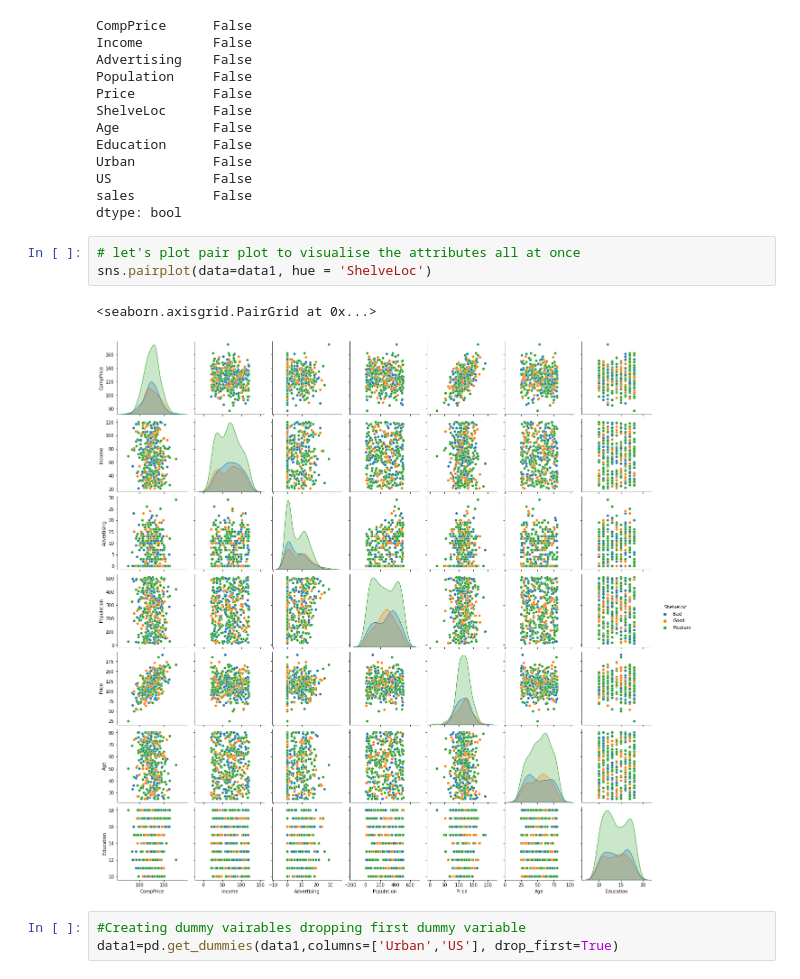
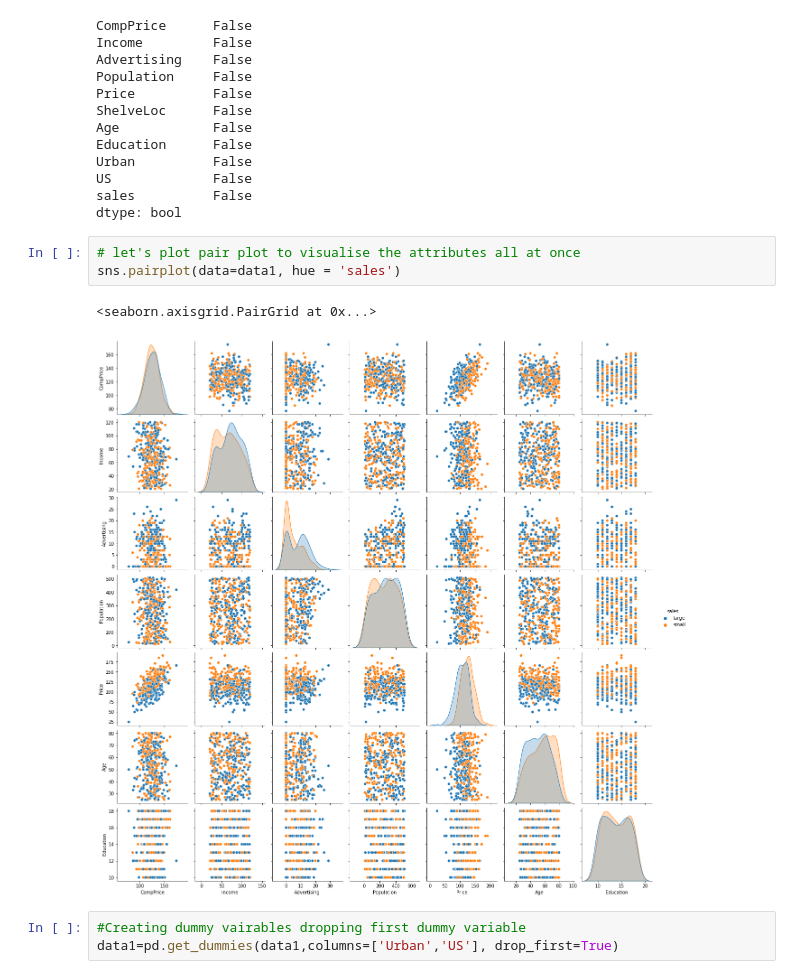
Before and after one commit to jyotipal1998/Assignment-1, a Jupyter notebook: Decision Tree( Company dataset).ipynb, the cells around one changed output. Saved outputs shown, nothing was run; the diff lists cells and outputs as text.

```diff
--- a/Decision Tree( Company dataset).ipynb
+++ b/Decision Tree( Company dataset).ipynb
@@ -82,10 +82,10 @@ sales          False
 dtype: bool
 # %%
 # let's plot pair plot to visualise the attributes all at once
-sns.pairplot(data=data1, hue = 'ShelveLoc')
+sns.pairplot(data=data1, hue = 'sales')
 # %% [output]
 <seaborn.axisgrid.PairGrid at 0x...>
-[figure, old version]
+[figure, new version]
 # %%
 #Creating dummy vairables dropping first dummy variable
 data1=pd.get_dummies(data1,columns=['Urban','US'], drop_first=True)
```
Also changed, not shown: parts of 22 cells of this notebook.
